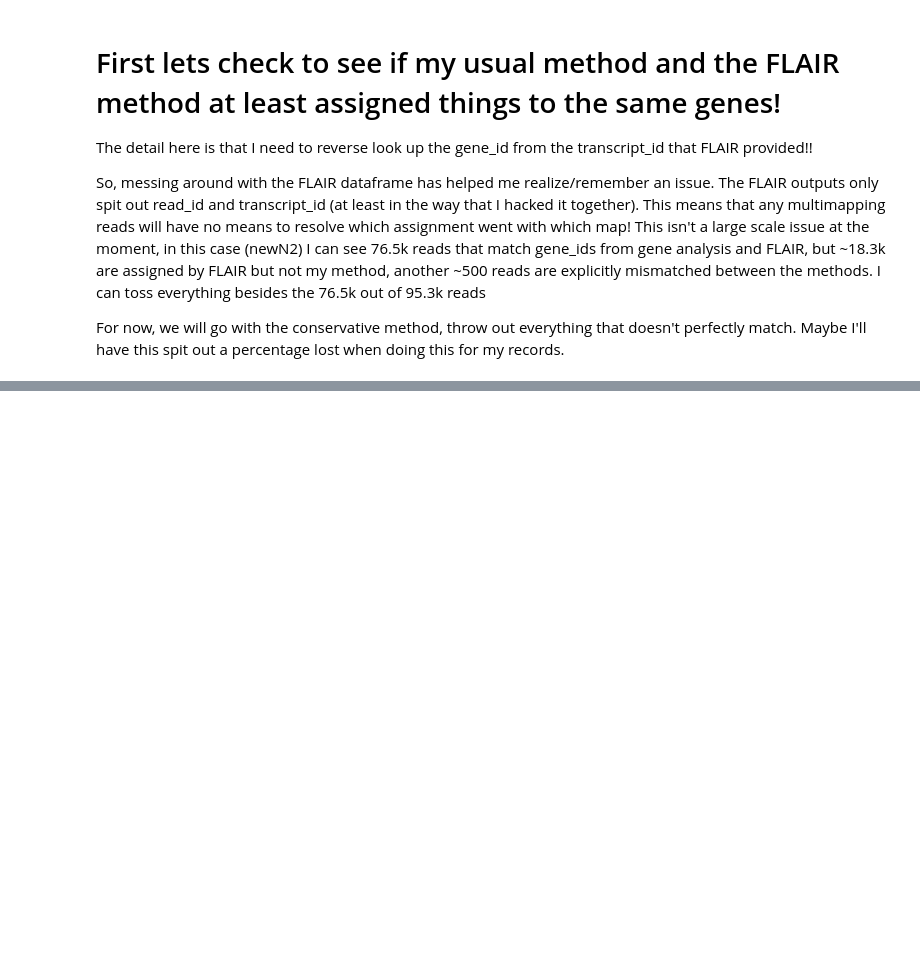
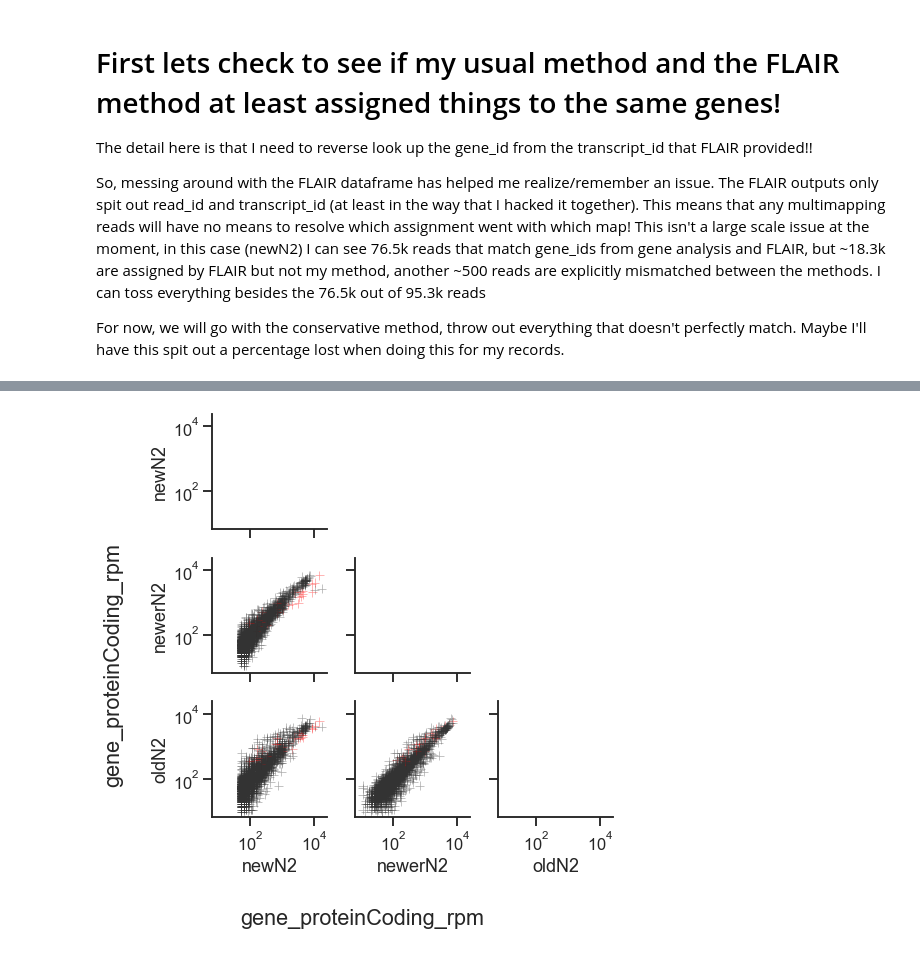
Before and after one commit to MViscardi-UCSC/nanoporePipelineScripts, a Jupyter notebook: fourLibrary5TERA/isoformsFromFLAIR.ipynb, the cells around one changed output, grey strips where cells are left out. Saved outputs shown, nothing was run; the diff lists cells and outputs as text; code cells hidden in the pictures; blank space fills up the shorter version.

```diff
--- a/fourLibrary5TERA/isoformsFromFLAIR.ipynb
+++ b/fourLibrary5TERA/isoformsFromFLAIR.ipynb
@@ -217,0 +285,7 @@ Creating groupby dataframe merged on: ['lib', 'chr_id', 'gene_id', 'gene_name']
+# %%
+col_targets = ['gene_rpm', 'mean_polya_length', 'gene_hits', 'mean_read_length', 'gene_proteinCoding_rpm']
+new_wide_df = long_to_wide(new_gene_df, wide_target_cols=col_targets).sort_values('gene_rpm_newN2', ascending=False)
+triple_wide_df_raw = new_wide_df.merge(long_to_wide(old_gene_df, wide_target_cols=col_targets), on=['chr_id', 'gene_id', 'gene_name', 't5'])
+super_wide_df_raw = triple_wide_df_raw.merge(long_to_wide(sPM_gene_df, wide_target_cols=col_targets), on=['chr_id', 'gene_id', 'gene_name', 't5'])
+print(new_gene_df.columns)
+print(super_wide_df_raw.columns)
@@ -217,0 +307,83 @@ Creating groupby dataframe merged on: ['lib', 'chr_id', 'gene_id', 'gene_name']
+# %%
+super_wide_df = super_wide_df_raw.copy(deep=True)
+triple_wide_df = triple_wide_df_raw.copy(deep=True)
+
+cutoff = 5
+prefix_target = "gene_hits"
+for lib in ["oldN2", "newN2", "newerN2", "sPM57", "sPM58"]:
+    super_wide_df = super_wide_df.query(f"{prefix_target}_{lib} >= {cutoff}")
+    if lib.endswith("N2"):
+        triple_wide_df = triple_wide_df.query(f"{prefix_target}_{lib} >= {cutoff}")
+super_wide_df['is_MtDNA'] = super_wide_df_raw['chr_id'] == 'MtDNA'
+
+
+sea.set_style('ticks')
+sea.set_context('talk')
+
+prefix_to_plot = "gene_proteinCoding_rpm"  # "mean_read_length" #  "gene_rpm" # "mean_polya_length"  # "gene_proteinCoding_rpm"
+
+cols_to_plot = [col for col in triple_wide_df.columns if col.startswith(prefix_to_plot)]
+g = sea.PairGrid(super_wide_df,
+                 vars=cols_to_plot,
+                 diag_sharey=True,
+                 corner=True,
+                 hue='is_MtDNA',
+                 palette=['0.2', 'r'],
+                 )
+if prefix_to_plot in ('gene_rpm', 'gene_proteinCoding_rpm'):
+    g.set(xscale='log',
+          yscale='log',
+          )
+# else:
+#     g.set(xscale='log',
+#       yscale='log',
+#       )
+# g.map_diag(sea.ecdfplot,
+#            # sea.kdeplot,
+#            # color='0.2',
+#            )
+g.map_lower(sea.scatterplot,
+            alpha=0.4, marker='+',
+            # color='0.2',
+            )
+# g.map_upper(sea.histplot,
+#             # color='0.0',
+#             )
+
+g.figure.supxlabel(prefix_to_plot)
+g.figure.supylabel(prefix_to_plot)
+###
+# Get axis labels for each subplot
+real_axes=[]
+for ax in g.axes.flat:
+    if ax:
+        real_axes.append(ax)
+        x_label = ax.get_xlabel()
+        if x_label:
+            ax.set_xlabel(x_label.rsplit('_')[-1])
+        y_label = ax.get_ylabel()
+        if y_label:
+            ax.set_ylabel(y_label.rsplit('_')[-1])
+real_axes[-1].get_shared_x_axes().join(*real_axes)
+real_axes[-1].get_shared_y_axes().join(*real_axes)
+xlims = real_axes[-1].get_xlim()
+ylims = real_axes[-1].get_ylim()
+min_lim = min(xlims[0], ylims[0])
+max_lim = max(xlims[1], ylims[1])
+real_axes[-1].set_xlim(min_lim, max_lim)
+real_axes[-1].set_ylim(min_lim, max_lim)
+###
+plt.tight_layout()
+
+save_dir = f"/home/marcus/Insync/marcus.viscardi@gmail.com/Google Drive" \
+           f"/insync_folder/5TERA_ReadsAndTails_Plots/raw_figures_from_python" \
+           f"/{npCommon.get_dt()}_N2_reproducibility"
+save_dir = Path(save_dir)
+save_dir.mkdir(exist_ok=True)
+save_path = save_dir / f'scatterMatrix_{prefix_to_plot}'
+for file_type in ('.svg', '.png'):
+    plt.savefig(str(save_path) + file_type,
+                # dpi=150,
+                )
+plt.show()
+# %% [output]
@@ -217,0 +394 @@ Creating groupby dataframe merged on: ['lib', 'chr_id', 'gene_id', 'gene_name']
+[figure, added]
```
Also changed, not shown: parts of 31 cells of this notebook, 6 other files.
